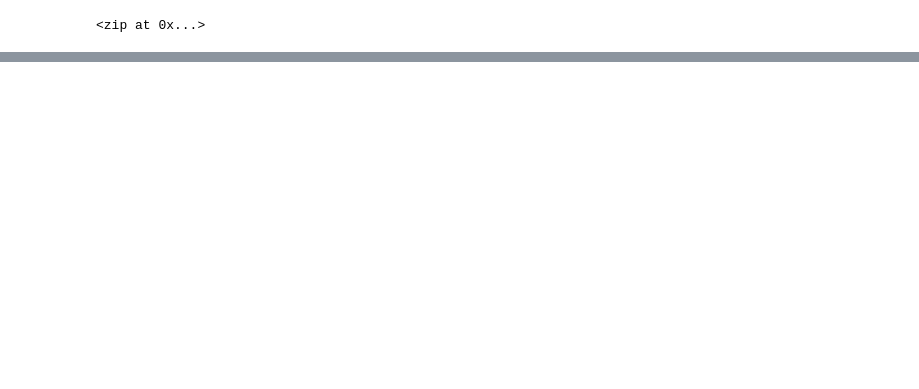
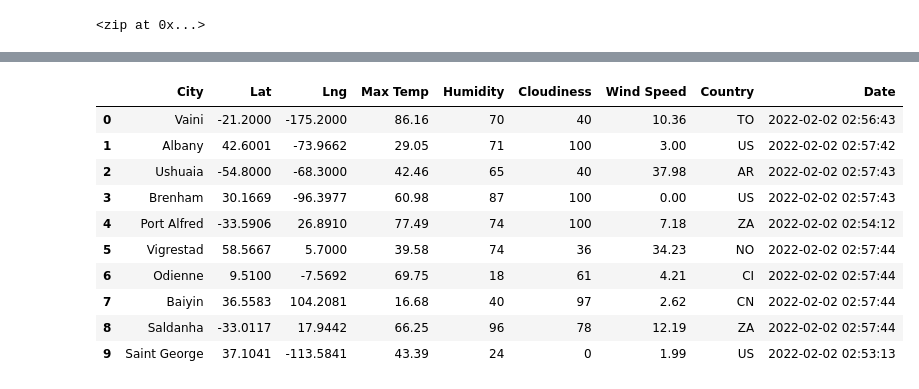
Before and after one commit to Rohansalwi/World_Weather_Analysis, a Jupyter notebook: WeatherPy.ipynb, the cells around one changed output, grey strips where cells are left out. Saved outputs shown, nothing was run; the diff lists cells and outputs as text; code cells hidden in the pictures; blank space fills up the shorter version.

```diff
--- a/WeatherPy.ipynb
+++ b/WeatherPy.ipynb
@@ -31,0 +121,16 @@ len(cities)
+# %%
+# Convert the array of dictionaries to a Pandas DataFrame.
+city_data_df = pd.DataFrame(city_data)
+city_data_df.head(10)
+# %% [output]
+|  | City | Lat | Lng | Max Temp | Humidity | Cloudiness | Wind Speed | Country | Date |
+| 0 | Vaini | -21.2000 | -175.2000 | 86.16 | 70 | 40 | 10.36 | TO | 2022-02-02 02:56:43 |
+| 1 | Albany | 42.6001 | -73.9662 | 29.05 | 71 | 100 | 3.00 | US | 2022-02-02 02:57:42 |
+| 2 | Ushuaia | -54.8000 | -68.3000 | 42.46 | 65 | 40 | 37.98 | AR | 2022-02-02 02:57:43 |
+| 3 | Brenham | 30.1669 | -96.3977 | 60.98 | 87 | 100 | 0.00 | US | 2022-02-02 02:57:43 |
+| 4 | Port Alfred | -33.5906 | 26.8910 | 77.49 | 74 | 100 | 7.18 | ZA | 2022-02-02 02:54:12 |
+| 5 | Vigrestad | 58.5667 | 5.7000 | 39.58 | 74 | 36 | 34.23 | NO | 2022-02-02 02:57:44 |
+| 6 | Odienne | 9.5100 | -7.5692 | 69.75 | 18 | 61 | 4.21 | CI | 2022-02-02 02:57:44 |
+| 7 | Baiyin | 36.5583 | 104.2081 | 16.68 | 40 | 97 | 2.62 | CN | 2022-02-02 02:57:44 |
+| 8 | Saldanha | -33.0117 | 17.9442 | 66.25 | 96 | 78 | 12.19 | ZA | 2022-02-02 02:57:44 |
+| 9 | Saint George | 37.1041 | -113.5841 | 43.39 | 24 | 0 | 1.99 | US | 2022-02-02 02:53:13 |
```
Also changed, not shown: parts of 9 cells of this notebook, 1 other file.
